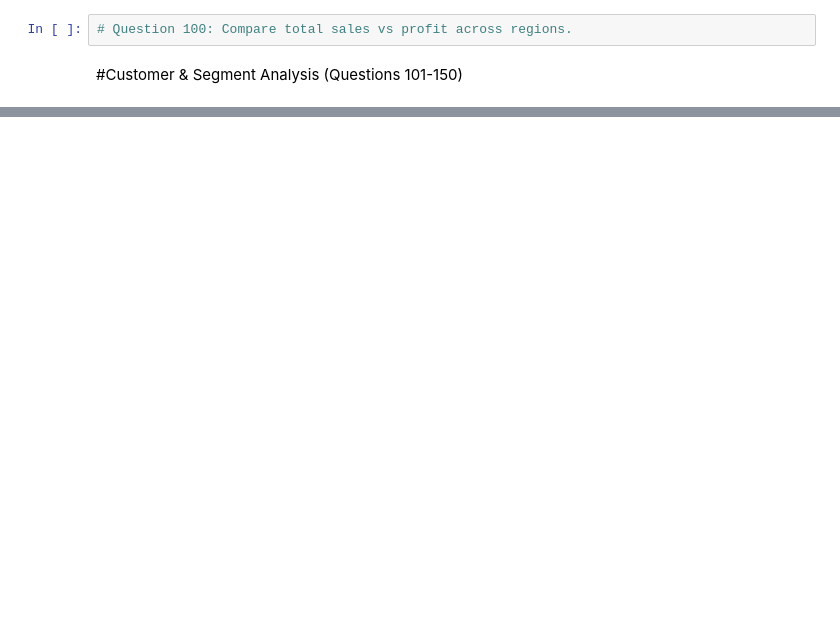
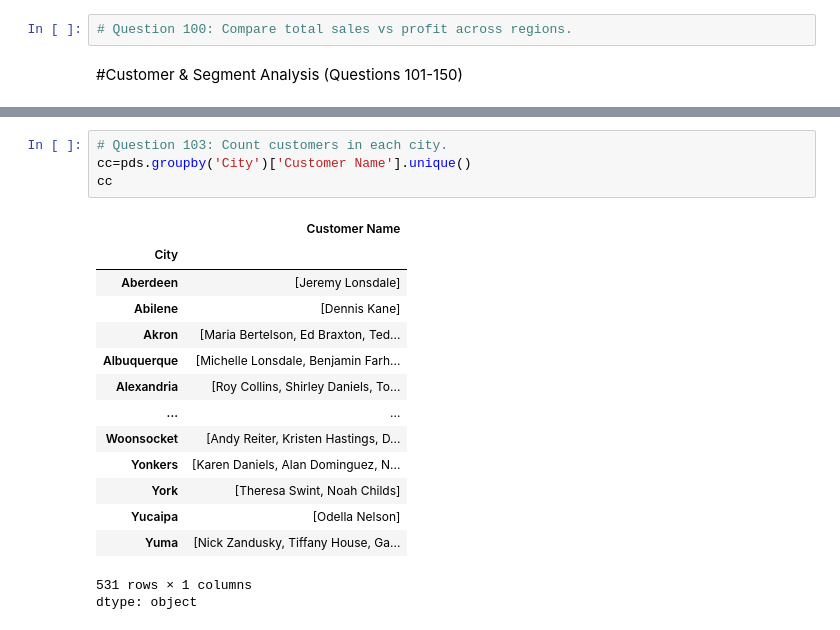
Before and after one commit to havigowda9625/AIML-DS-, a Jupyter notebook: Pandas_Assignment.ipynb, the cells around one changed output, grey strips where cells are left out. Saved outputs shown, nothing was run; the diff lists cells and outputs as text; blank space fills up the shorter version.

```diff
--- a/Pandas_Assignment.ipynb
+++ b/Pandas_Assignment.ipynb
@@ -1056,0 +1142,20 @@ pds.groupby('Region')['Profit'].sum().idxmin()
+# %%
+# Question 103: Count customers in each city.
+cc=pds.groupby('City')['Customer Name'].unique()
+cc
+# %% [output]
+|  | Customer Name |
+| City |  |
+| Aberdeen | [Jeremy Lonsdale] |
+| Abilene | [Dennis Kane] |
+| Akron | [Maria Bertelson, Ed Braxton, Ted... |
+| Albuquerque | [Michelle Lonsdale, Benjamin Farh... |
+| Alexandria | [Roy Collins, Shirley Daniels, To... |
+| ... | ... |
+| Woonsocket | [Andy Reiter, Kristen Hastings, D... |
+| Yonkers | [Karen Daniels, Alan Dominguez, N... |
+| York | [Theresa Swint, Noah Childs] |
+| Yucaipa | [Odella Nelson] |
+| Yuma | [Nick Zandusky, Tiffany House, Ga... |
+531 rows × 1 columns
+dtype: object
```
Also changed, not shown: parts of 53 cells of this notebook.
